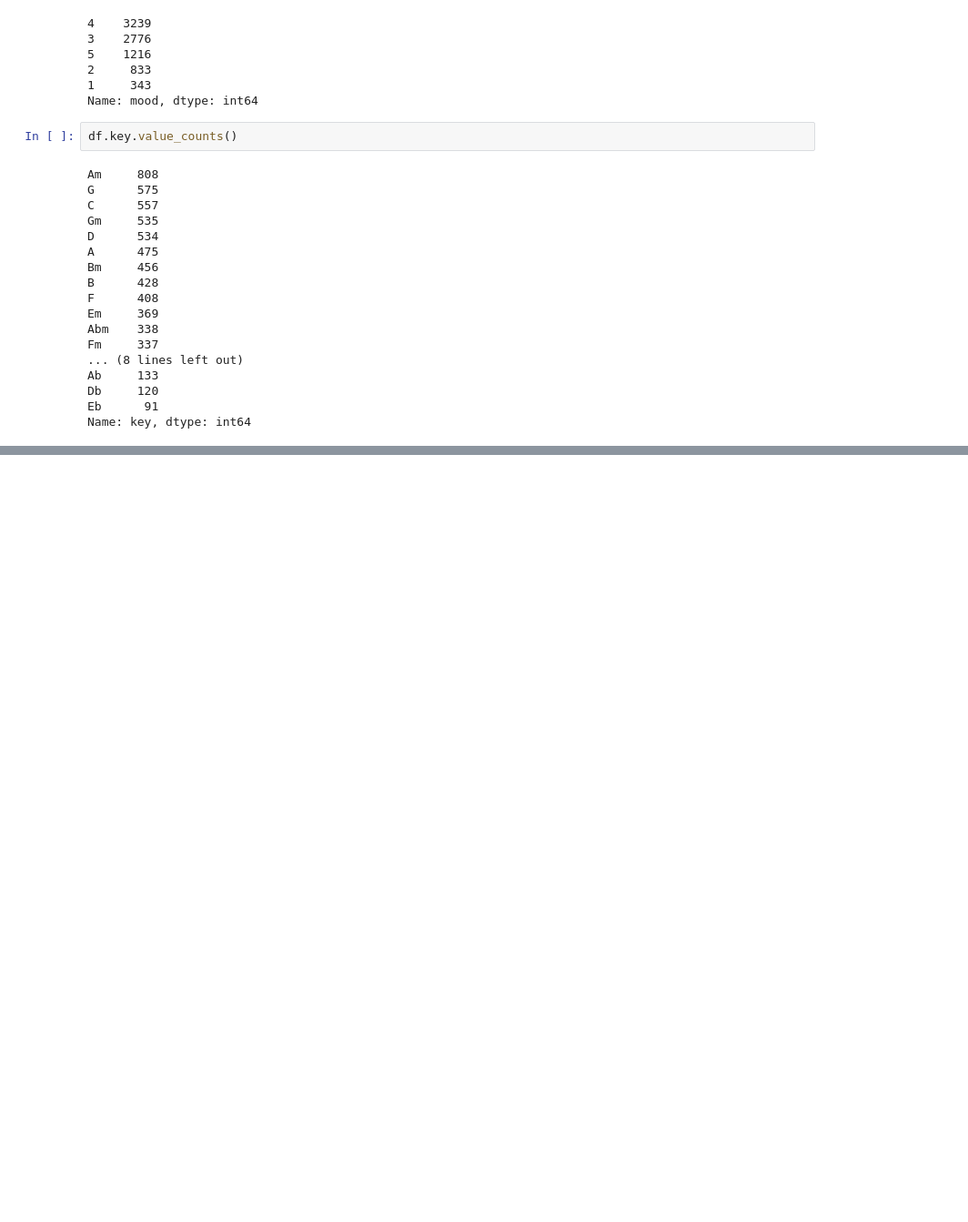
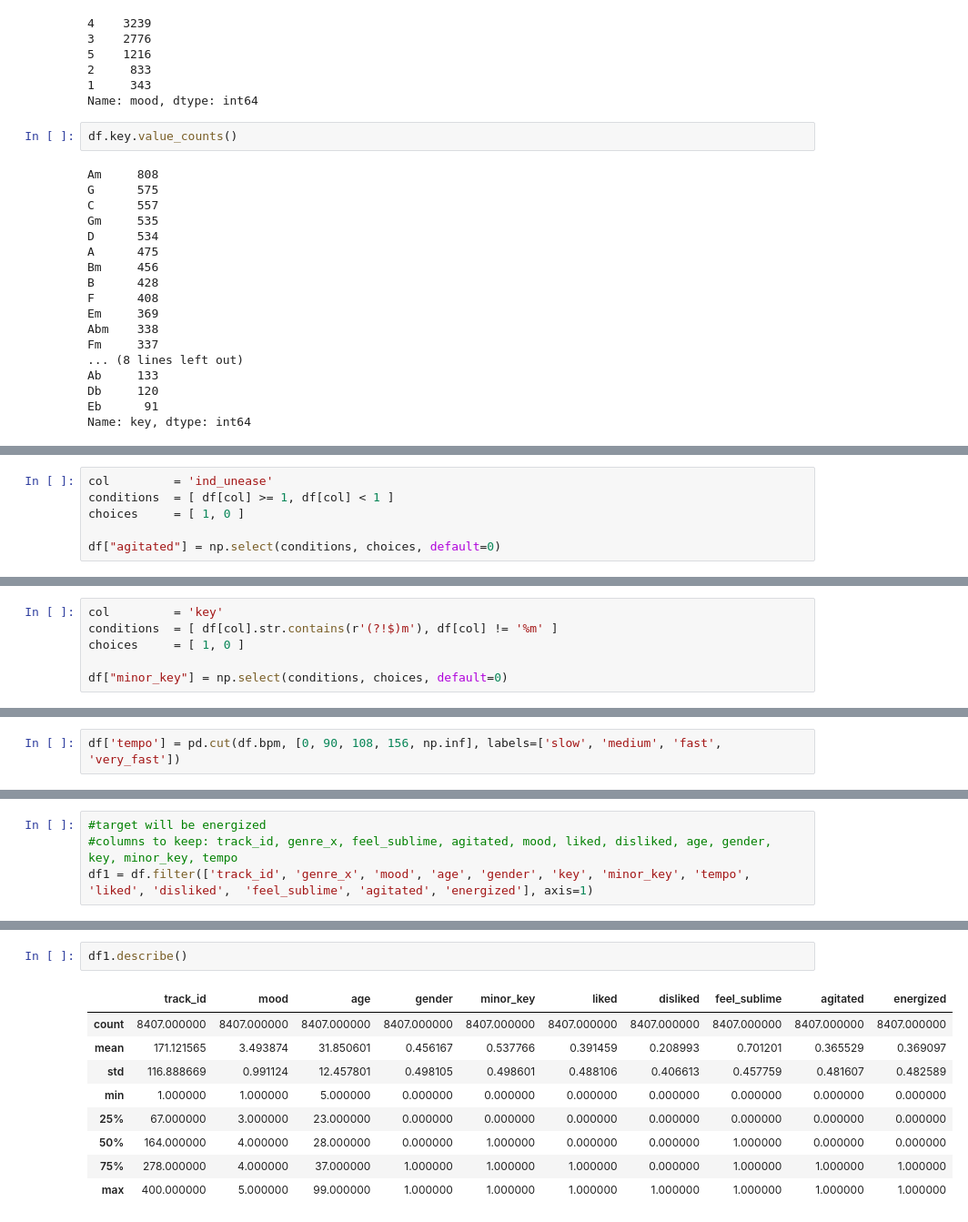
Before and after one commit to Brooke-Holyoak/individual_project, a Jupyter notebook: working_notebook.ipynb, the cells around one changed output, grey strips where cells are left out. Shown at 91% size. Saved outputs shown, nothing was run; the diff lists cells and outputs as text; blank space fills up the shorter version.

```diff
--- a/working_notebook.ipynb
+++ b/working_notebook.ipynb
@@ -138,0 +311,6 @@ df.
+# %%
+col         = 'ind_unease'
+conditions  = [ df[col] >= 1, df[col] < 1 ]
+choices     = [ 1, 0 ]
+
+df["agitated"] = np.select(conditions, choices, default=0)
@@ -138,0 +349,6 @@ df.
+# %%
+col         = 'key'
+conditions  = [ df[col].str.contains(r'(?!$)m'), df[col] != '%m' ]
+choices     = [ 1, 0 ]
+
+df["minor_key"] = np.select(conditions, choices, default=0)
@@ -138,0 +361,2 @@ df.
+# %%
+df['tempo'] = pd.cut(df.bpm, [0, 90, 108, 156, np.inf], labels=['slow', 'medium', 'fast', 'very_fast'])
@@ -138,0 +424,4 @@ df.
+# %%
+#target will be energized
+#columns to keep: track_id, genre_x, feel_sublime, agitated, mood, liked, disliked, age, gender, key, minor_key, tempo
+df1 = df.filter(['track_id', 'genre_x', 'mood', 'age', 'gender', 'key', 'minor_key', 'tempo', 'liked', 'disliked',  'feel_sublime', 'agitated', 'energized'], axis=1)
@@ -138,0 +468,12 @@ df.
+# %%
+df1.describe()
+# %% [output]
+|  | track_id | mood | age | gender | minor_key | liked | disliked | feel_sublime | agitated | energized |
+| count | 8407.000000 | 8407.000000 | 8407.000000 | 8407.000000 | 8407.000000 | 8407.000000 | 8407.000000 | 8407.000000 | 8407.000000 | 8407.000000 |
+| mean | 171.121565 | 3.493874 | 31.850601 | 0.456167 | 0.537766 | 0.391459 | 0.208993 | 0.701201 | 0.365529 | 0.369097 |
+| std | 116.888669 | 0.991124 | 12.457801 | 0.498105 | 0.498601 | 0.488106 | 0.406613 | 0.457759 | 0.481607 | 0.482589 |
+| min | 1.000000 | 1.000000 | 5.000000 | 0.000000 | 0.000000 | 0.000000 | 0.000000 | 0.000000 | 0.000000 | 0.000000 |
+| 25% | 67.000000 | 3.000000 | 23.000000 | 0.000000 | 0.000000 | 0.000000 | 0.000000 | 0.000000 | 0.000000 | 0.000000 |
+| 50% | 164.000000 | 4.000000 | 28.000000 | 0.000000 | 1.000000 | 0.000000 | 0.000000 | 1.000000 | 0.000000 | 0.000000 |
+| 75% | 278.000000 | 4.000000 | 37.000000 | 1.000000 | 1.000000 | 1.000000 | 0.000000 | 1.000000 | 1.000000 | 1.000000 |
+| max | 400.000000 | 5.000000 | 99.000000 | 1.000000 | 1.000000 | 1.000000 | 1.000000 | 1.000000 | 1.000000 | 1.000000 |
```
Also changed, not shown: parts of 38 cells of this notebook, 1 other file.
